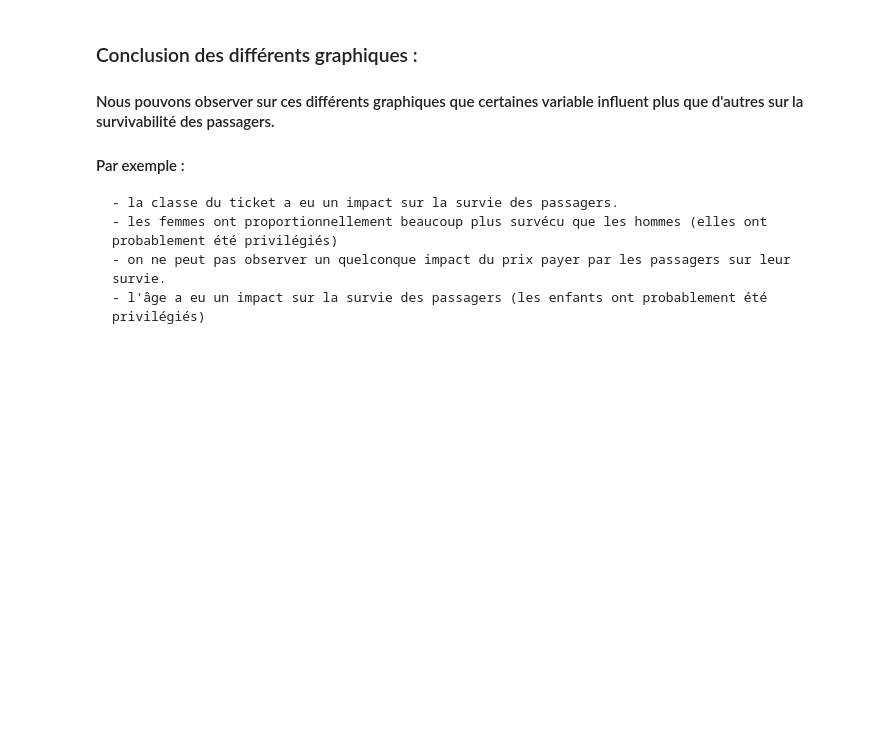
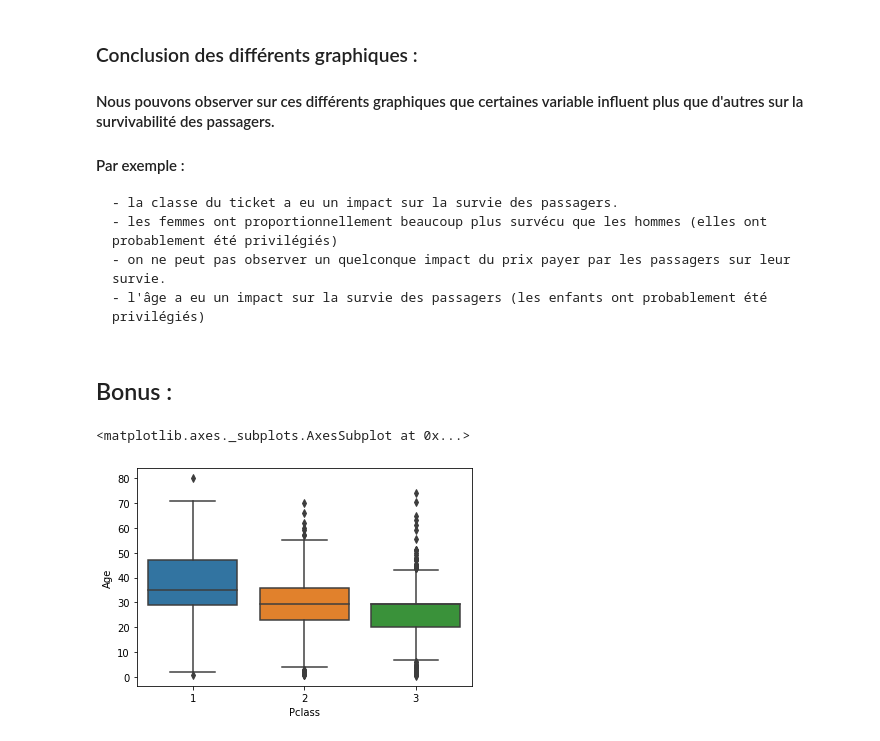
Before and after one commit to ClementB4/Titanic, a Jupyter notebook: visualisation.ipynb, the cells around one changed output. Drawn from its saved outputs; the diff is of its cells as text; code cells hidden in the pictures; blank space fills up the shorter version.

Commit message:
Visualisation Python

```diff
--- a/visualisation.ipynb
+++ b/visualisation.ipynb
@@ -172,3 +172,10 @@ pclass_plot
     - les femmes ont proportionnellement beaucoup plus survécu que les hommes (elles ont probablement été privilégiés)
     - on ne peut pas observer un quelconque impact du prix payer par les passagers sur leur survie.
     - l'âge a eu un impact sur la survie des passagers (les enfants ont probablement été privilégiés)
+# %% [markdown]
+## Bonus :
+# %%
+sns.boxplot(data=df, y='Age', x='Pclass')
+# %% [output]
+<matplotlib.axes._subplots.AxesSubplot at 0x...>
+[figure, added]
```
Also changed, not shown: parts of 5 cells of this notebook.
